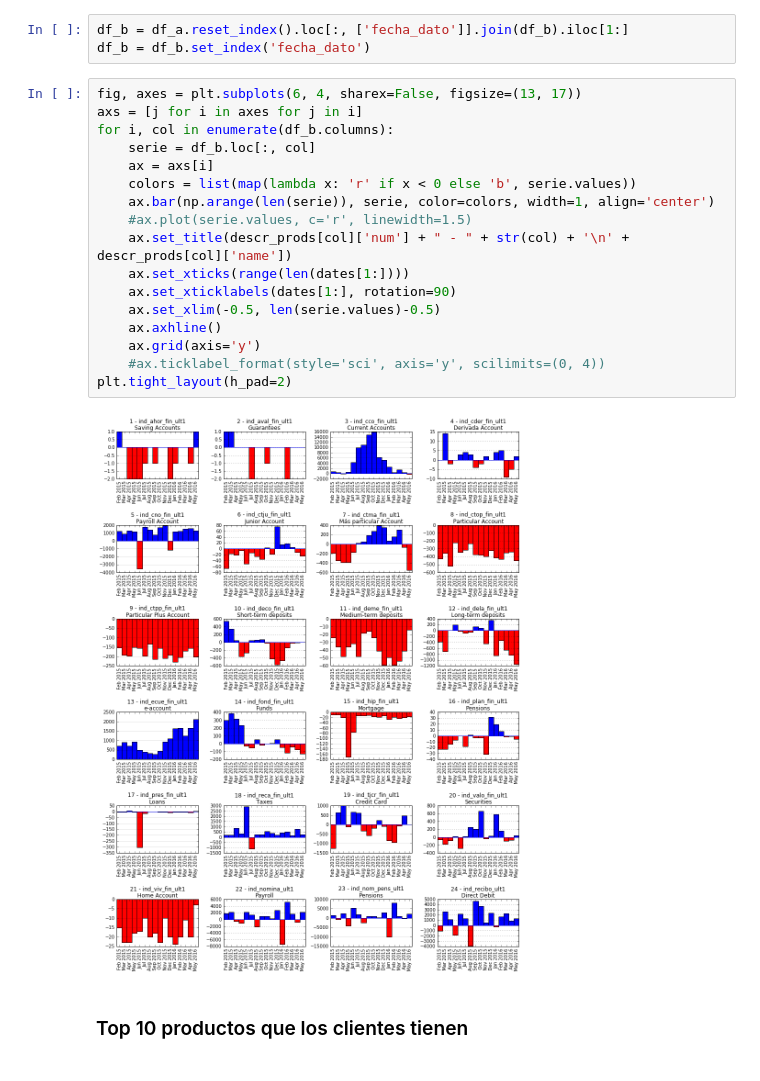
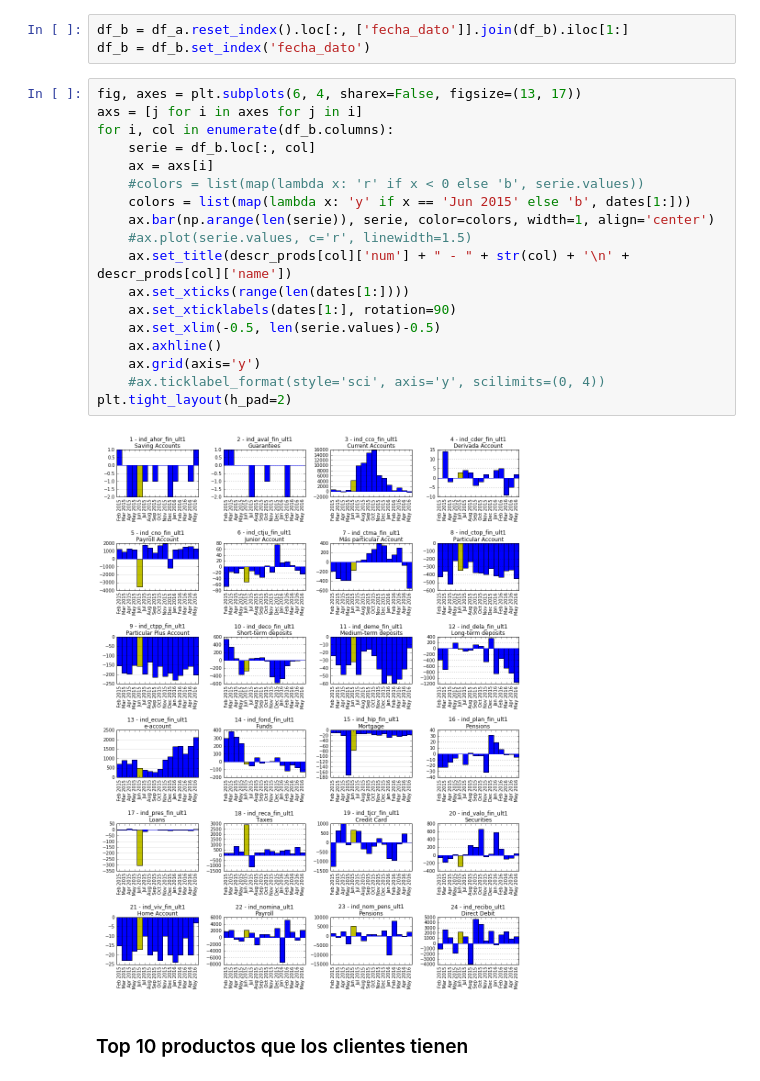
Before and after one commit to sergioml/degree_project, a Jupyter notebook: data_exploration_V2.ipynb, the cells around one changed output. Cells and saved outputs as stored; diff of their text form.

```diff
--- a/data_exploration_V2.ipynb
+++ b/data_exploration_V2.ipynb
@@ -89,22 +89,23 @@ df_b = df_b.set_index('fecha_dato')
 # %%
 fig, axes = plt.subplots(6, 4, sharex=False, figsize=(13, 17))
 axs = [j for i in axes for j in i]
 for i, col in enumerate(df_b.columns):
     serie = df_b.loc[:, col]
     ax = axs[i]
-    colors = list(map(lambda x: 'r' if x < 0 else 'b', serie.values))
+    #colors = list(map(lambda x: 'r' if x < 0 else 'b', serie.values))
+    colors = list(map(lambda x: 'y' if x == 'Jun 2015' else 'b', dates[1:]))
     ax.bar(np.arange(len(serie)), serie, color=colors, width=1, align='center')
     #ax.plot(serie.values, c='r', linewidth=1.5)
     ax.set_title(descr_prods[col]['num'] + " - " + str(col) + '\n' + descr_prods[col]['name'])
     ax.set_xticks(range(len(dates[1:])))
     ax.set_xticklabels(dates[1:], rotation=90)
     ax.set_xlim(-0.5, len(serie.values)-0.5)
     ax.axhline()
     ax.grid(axis='y')
     #ax.ticklabel_format(style='sci', axis='y', scilimits=(0, 4))
 plt.tight_layout(h_pad=2)
 # %% [output]
-[figure, old version]
+[figure, new version]
 # %% [markdown]
 ### Top 10 productos que los clientes tienen
 # %%
```
Also changed, not shown: parts of 4 cells of this notebook, 1 other file.
